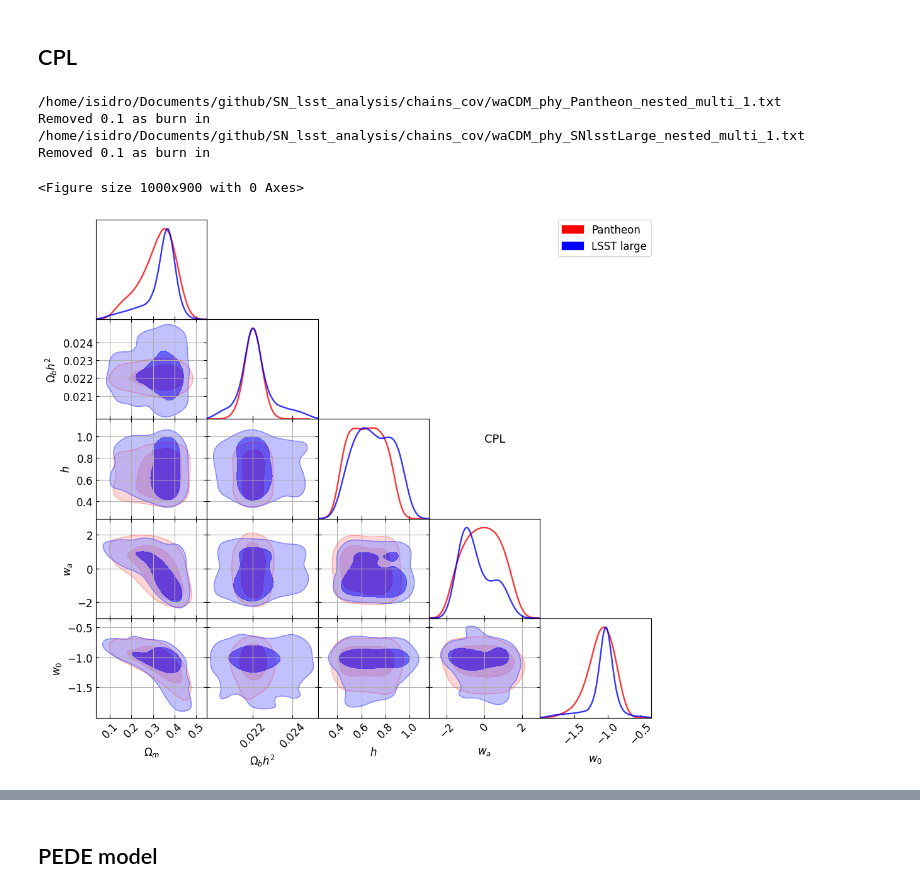
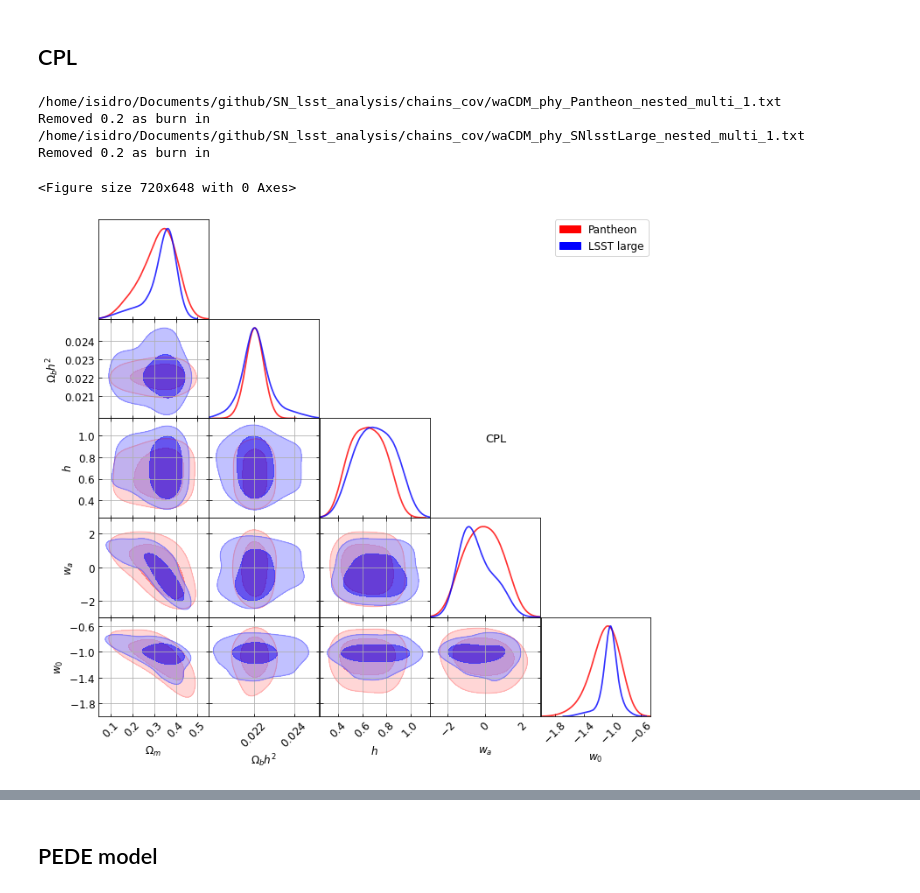
Before and after one commit to igomezv/LSST_DE_neural_reconstruction, a Jupyter notebook: bayesian_lsst.ipynb, the cells around one changed output, grey strips where cells are left out. Drawn from its saved outputs; the diff is of its cells as text; code cells hidden in the pictures.

```diff
--- a/bayesian_lsst.ipynb
+++ b/bayesian_lsst.ipynb
@@ -29,9 +93,9 @@ roots1 = ['waCDM_phy_Pantheon_nested_multi',
 
 g = plots.getSinglePlotter(chain_dir = dir_name, width_inch= 10,
                           ratio = 0.9,
-                          analysis_settings={'smooth_scale_2D': 0.5,
-                                             'smooth_scale_1D': 0.5,
-                                             'ignore_rows': 0.1})
+                          analysis_settings={'smooth_scale_2D': 0.7,
+                                             'smooth_scale_1D': 0.7,
+                                             'ignore_rows': 0.2})
 
 #g.settings.axes_fontsize = 5
 g.settings.lab_fontsize = 15
@@ -51,38 +115,38 @@ g.triangle_plot(roots1, ['Om','Obh2', 'h', 'wa', 'w'],
                 legend_labels=['Pantheon',
                                'LSST large'
 #                                'LSST photo',
 #                                'LSST spec'
                               ],
                 legend_loc='upper right',
                 filled = True,
                 normalized=False, shaded=False,
 #                 param_limits={'mquin': [0, 3], 'mphan':[0, 2], 'beta':[-8, 12]},
 
 #                 parampriors={'mquin': [0, 3], 'mphan':[0, 2], 'beta':[-8, 12]}
            )
 
 g.subplots[1,0].grid(True)
 g.subplots[2,0].grid(True)
 g.subplots[2,1].grid(True)
 g.subplots[3,0].grid(True)
 g.subplots[3,1].grid(True)
 g.subplots[3,2].grid(True)
 g.subplots[4,0].grid(True)
 g.subplots[4,1].grid(True)
 g.subplots[4,2].grid(True)
 g.subplots[4,3].grid(True)
 
 
 g.add_text('CPL', x= -0.5, y=2.8, fontsize=13)
 
-# plt.savefig("wacdm_LSST_corner.png", dpi=100)
+plt.savefig("wacdm_LSST_corner.png", dpi=100)
 # %% [output]
 /home/isidro/Documents/github/SN_lsst_analysis/chains_cov/waCDM_phy_Pantheon_nested_multi_1.txt
-Removed 0.1 as burn in
+Removed 0.2 as burn in
 /home/isidro/Documents/github/SN_lsst_analysis/chains_cov/waCDM_phy_SNlsstLarge_nested_multi_1.txt
-Removed 0.1 as burn in
+Removed 0.2 as burn in
-<Figure size 1000x900 with 0 Axes>
+<Figure size 720x648 with 0 Axes>
-[figure, old version]
+[figure, new version]
 # %%
 def eos(z, params):
     w0, wa = params
```
Also changed, not shown: parts of 5 cells of this notebook, 1 other file.
